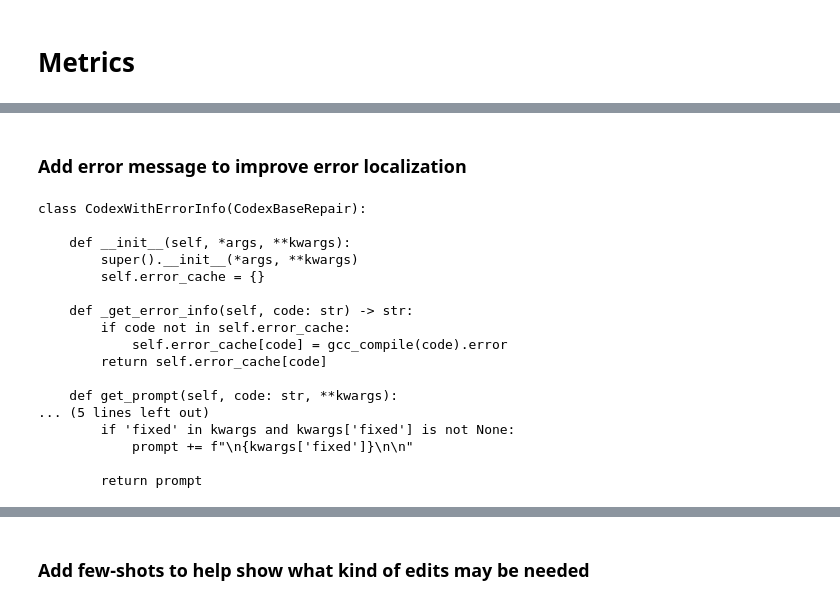
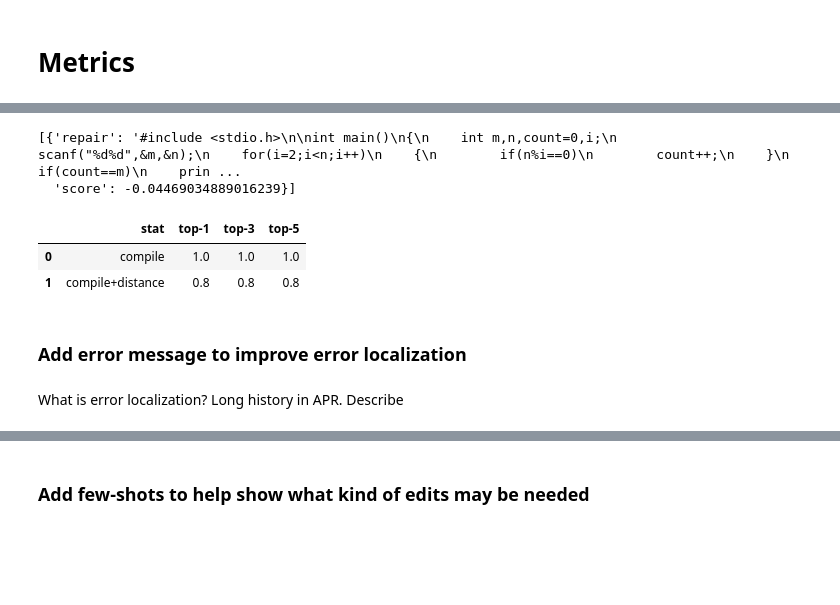
Before and after one commit to josepablocam/ai4code_repair, a Jupyter notebook: tutorial1-syntax-repair.ipynb, the cells around one changed output, grey strips where cells are left out. Saved outputs shown, nothing was run; the diff lists cells and outputs as text; code cells hidden in the pictures; blank space fills up the shorter version.

Commit message:
wrap up codex portion of setup

```diff
--- a/tutorial1-syntax-repair.ipynb
+++ b/tutorial1-syntax-repair.ipynb
@@ -86,0 +224,3 @@ TODO
+# %%
+utils = reload(utils)
+result = utils.run_benchmark(JoseBadRepair())
@@ -138,7 +238,0 @@ class CodexBaseRepair(CodexRepair):
-# %%
-from importlib import reload
-from repair.engines import codex
-from repair import utils
-codex = reload(codex)
-utils = reload(utils)
-codex_base = codex.CodexBaseRepair(openai.api_key)
@@ -151,27 +281,22 @@ len(test)
+# %%
+import os
+OPENAI_API_KEY = os.getenv("OPENAI_API_KEY")
+# %%
+codex_base = codex.CodexBaseRepair(OPENAI_API_KEY)
 # %%
 pred = codex_base.repair(test[0].source, n=1)
+pred
+# %% [output]
+[{'repair': '#include <stdio.h>\n\nint main()\n{\n    int m,n,count=0,i;\n    scanf("%d%d",&m,&n);\n    for(i=2;i<n;i++)\n    {\n        if(n%i==0)\n        count++;\n    }\n    if(count==m)\n    prin ...
+  'score': -0.04469034889016239}]
 # %%
 res = utils.run_benchmark(codex_base, n=1)
+res[0]
+# %% [output]
+|  | stat | top-1 | top-3 | top-5 |
+| 0 | compile | 1.0 | 1.0 | 1.0 |
+| 1 | compile+distance | 0.8 | 0.8 | 0.8 |
 # %% [markdown]
 ### Add error message to improve error localization
-# %%
-import inspect
-print(inspect.getsource(codex.CodexWithErrorInfo))
-# %% [output]
-class CodexWithErrorInfo(CodexBaseRepair):
-
-    def __init__(self, *args, **kwargs):
-        super().__init__(*args, **kwargs)
-        self.error_cache = {}
-
-    def _get_error_info(self, code: str) -> str:
-        if code not in self.error_cache:
-            self.error_cache[code] = gcc_compile(code).error
-        return self.error_cache[code]
-
-    def get_prompt(self, code: str, **kwargs):
-... (5 lines left out)
-        if 'fixed' in kwargs and kwargs['fixed'] is not None:
-            prompt += f"\n{kwargs['fixed']}\n\n"
-
-        return prompt
+# %% [markdown]
+What is error localization? Long history in APR. Describe
```
Also changed, not shown: parts of 80 cells of this notebook, 1 other file.
